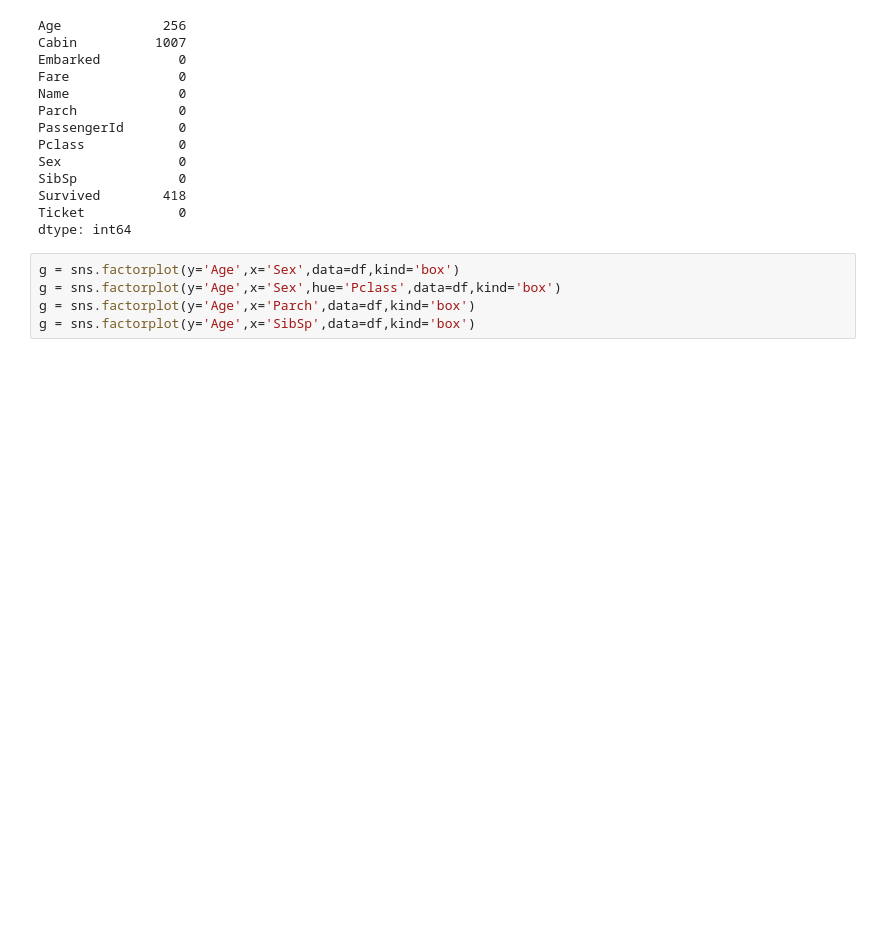
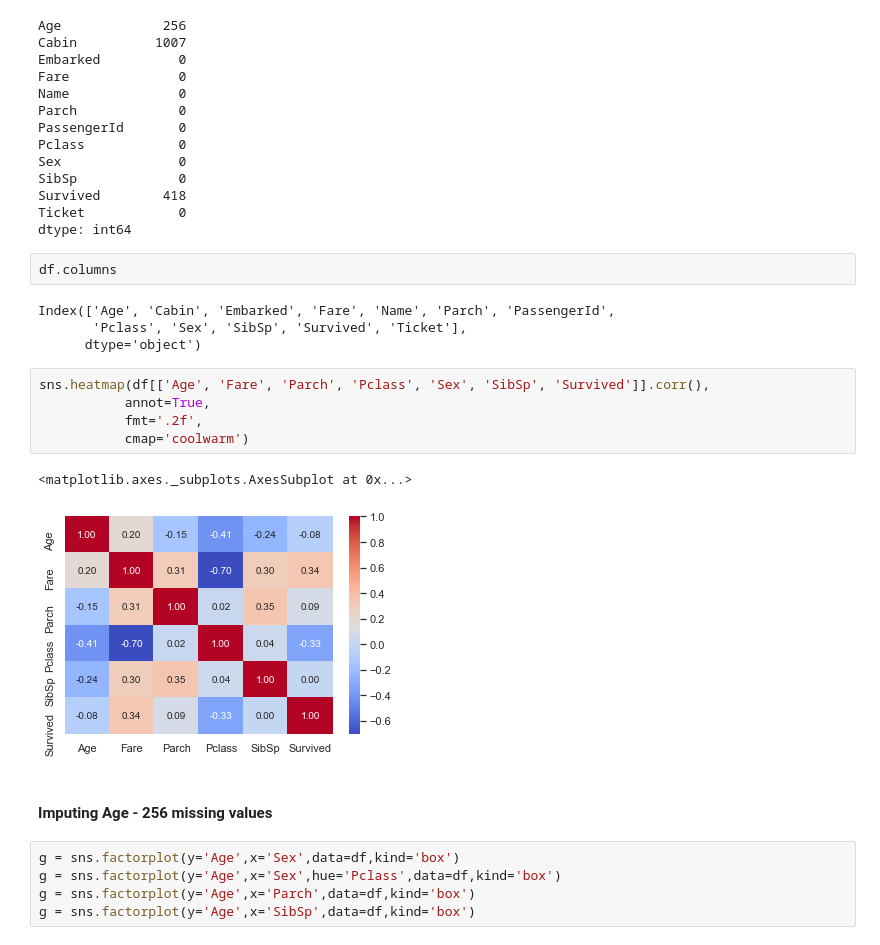
Before and after one commit to pksvv/25Jensemble, a Jupyter notebook: Titanic-Ensemble.ipynb, the cells around one changed output. Saved outputs shown, nothing was run; the diff lists cells and outputs as text; blank space fills up the shorter version.

```diff
--- a/Titanic-Ensemble.ipynb
+++ b/Titanic-Ensemble.ipynb
@@ -339,6 +339,22 @@ SibSp             0
 Survived        418
 Ticket            0
 dtype: int64
+# %%
+df.columns
+# %% [output]
+Index(['Age', 'Cabin', 'Embarked', 'Fare', 'Name', 'Parch', 'PassengerId',
+       'Pclass', 'Sex', 'SibSp', 'Survived', 'Ticket'],
+      dtype='object')
+# %%
+sns.heatmap(df[['Age', 'Fare', 'Parch', 'Pclass', 'Sex', 'SibSp', 'Survived']].corr(),
+           annot=True,
+           fmt='.2f',
+           cmap='coolwarm')
+# %% [output]
+<matplotlib.axes._subplots.AxesSubplot at 0x...>
+[figure, added]
+# %% [markdown]
+#### Imputing Age - 256 missing values
 # %%
 g = sns.factorplot(y='Age',x='Sex',data=df,kind='box')
 g = sns.factorplot(y='Age',x='Sex',hue='Pclass',data=df,kind='box')
```
Also changed, not shown: parts of 22 cells of this notebook.
